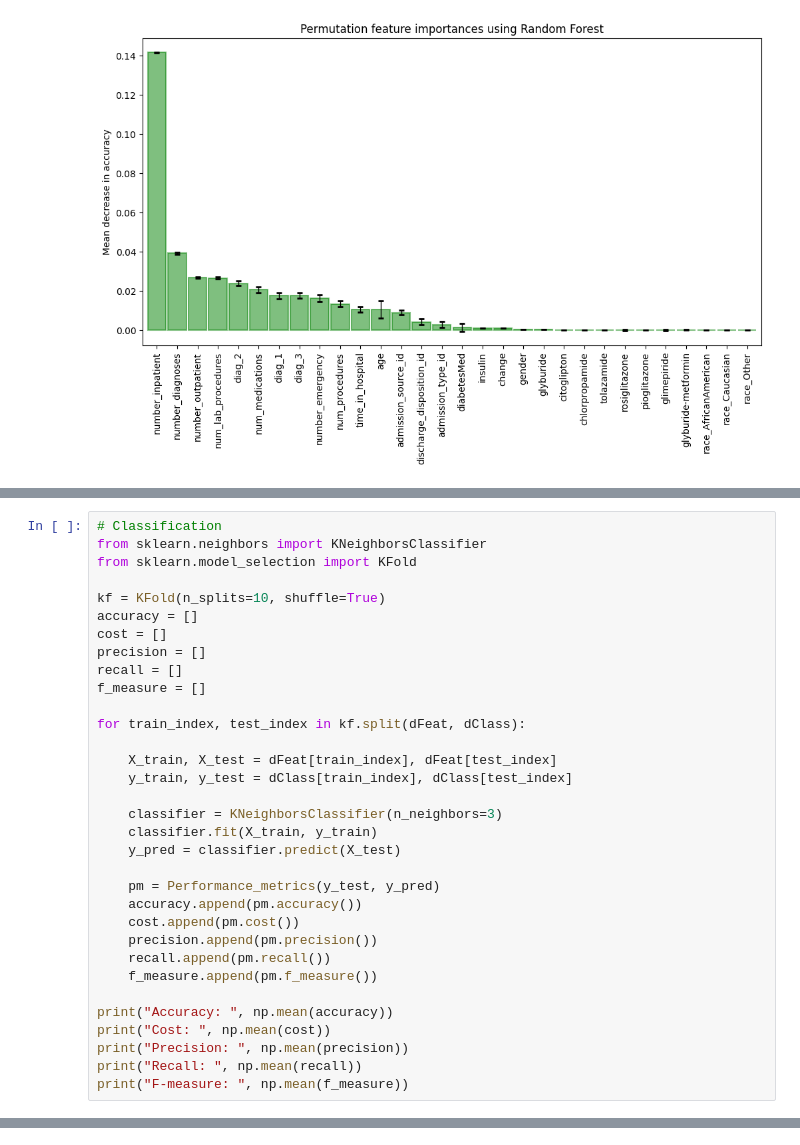
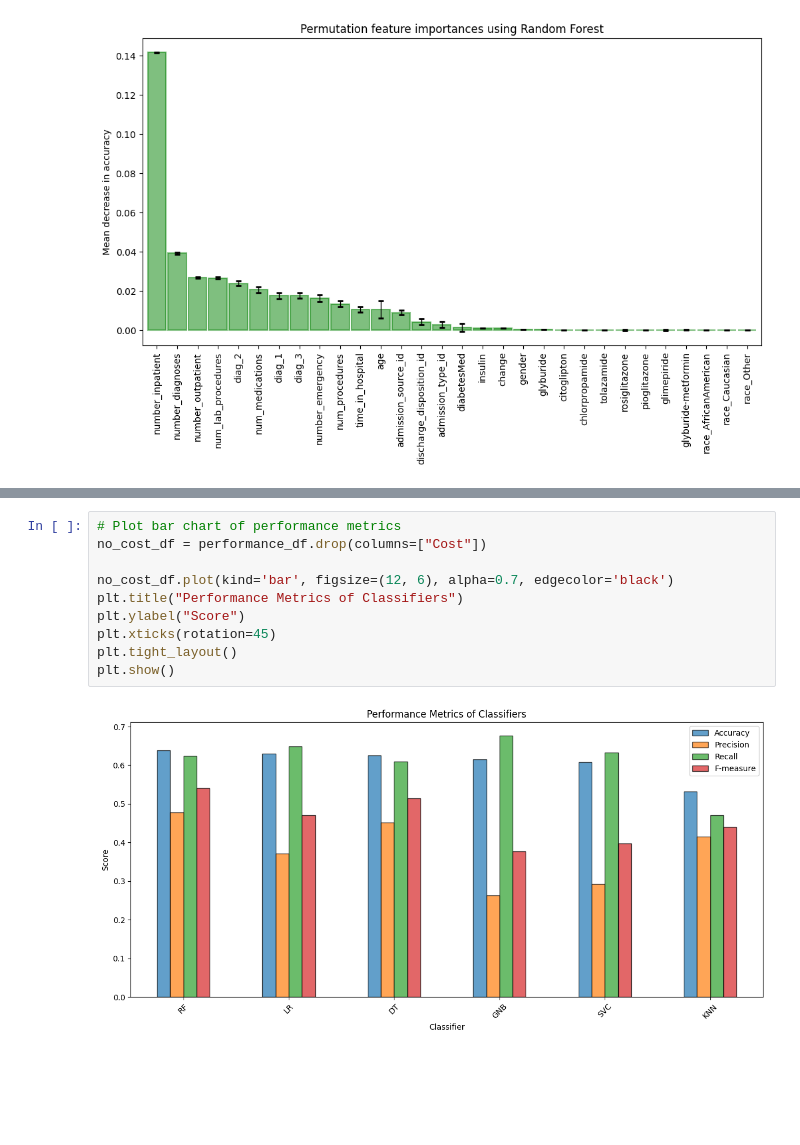
Before and after one commit to Mate1Coll/Diabetes-Classification, a Jupyter notebook: Model.ipynb, the cells around one changed output, grey strips where cells are left out. Saved outputs shown, nothing was run; the diff lists cells and outputs as text; blank space fills up the shorter version.

```diff
--- a/Model.ipynb
+++ b/Model.ipynb
@@ -312,33 +458,0 @@ plt.legend(loc='lower right')
-# %%
-# Classification
-from sklearn.neighbors import KNeighborsClassifier
-from sklearn.model_selection import KFold
-
-kf = KFold(n_splits=10, shuffle=True)
-accuracy = []
-cost = []
-precision = []
-recall = []
-f_measure = []
-
-for train_index, test_index in kf.split(dFeat, dClass):
-
-    X_train, X_test = dFeat[train_index], dFeat[test_index]
-    y_train, y_test = dClass[train_index], dClass[test_index]
-
-    classifier = KNeighborsClassifier(n_neighbors=3)
-    classifier.fit(X_train, y_train)
-    y_pred = classifier.predict(X_test)
-
-    pm = Performance_metrics(y_test, y_pred)
-    accuracy.append(pm.accuracy())
-    cost.append(pm.cost())
-    precision.append(pm.precision())
-    recall.append(pm.recall())
-    f_measure.append(pm.f_measure())
-
-print("Accuracy: ", np.mean(accuracy))
-print("Cost: ", np.mean(cost))
-print("Precision: ", np.mean(precision))
-print("Recall: ", np.mean(recall))
-print("F-measure: ", np.mean(f_measure))
@@ -350,0 +536,12 @@ F-measure:  0.4369644190577163
+# %%
+# Plot bar chart of performance metrics
+no_cost_df = performance_df.drop(columns=["Cost"])
+
+no_cost_df.plot(kind='bar', figsize=(12, 6), alpha=0.7, edgecolor='black')
+plt.title("Performance Metrics of Classifiers")
+plt.ylabel("Score")
+plt.xticks(rotation=45)
+plt.tight_layout()
+plt.show()
+# %% [output]
+[figure, added]
```
Also changed, not shown: parts of 18 cells of this notebook.
